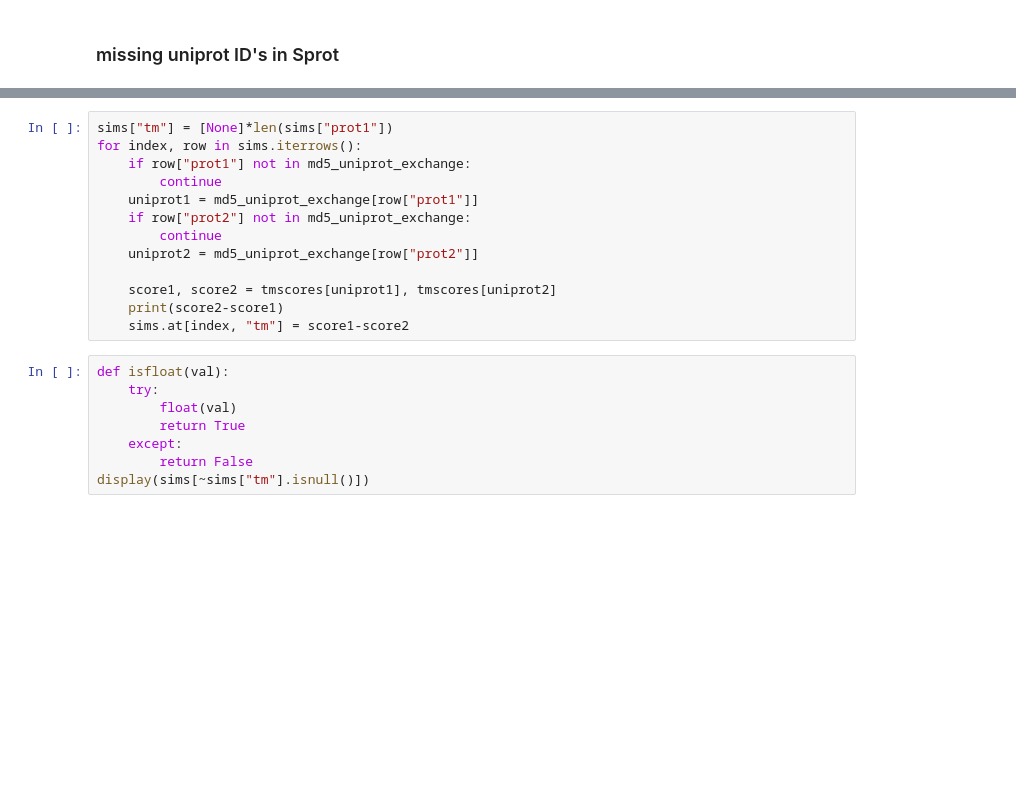
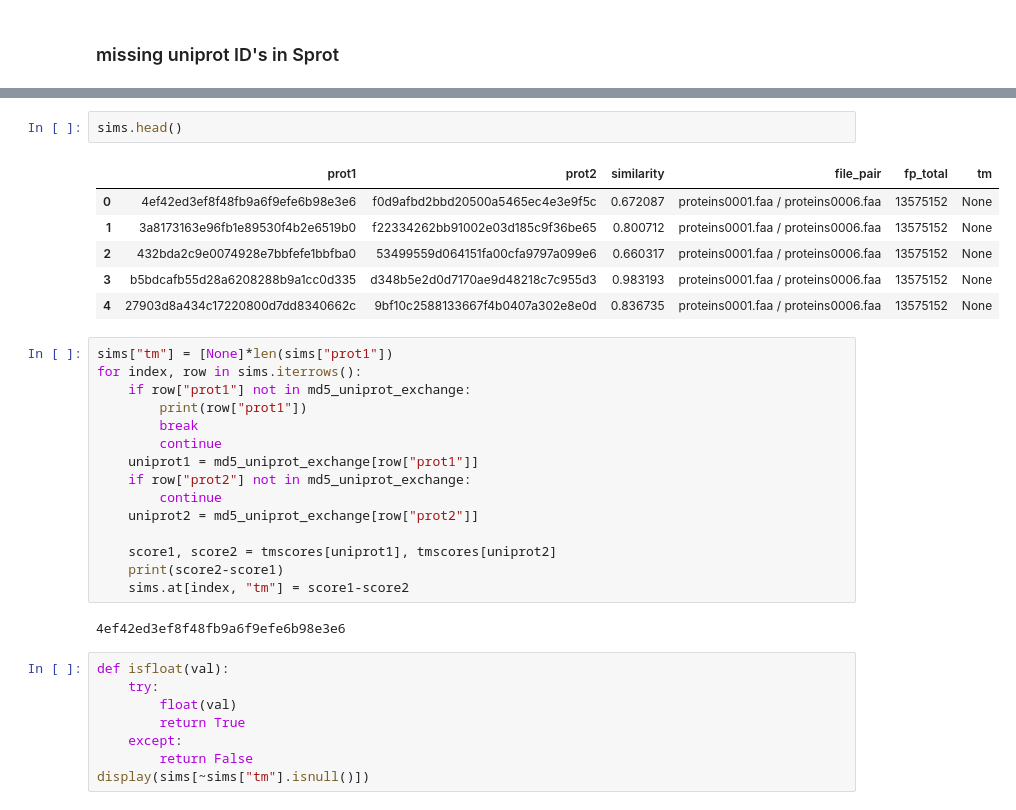
Before and after one commit to freiburgermsu/protein_structure_hackathon, a Jupyter notebook: table_creation.ipynb, the cells around one changed output, grey strips where cells are left out. Saved outputs shown, nothing was run; the diff lists cells and outputs as text; blank space fills up the shorter version.

```diff
--- a/table_creation.ipynb
+++ b/table_creation.ipynb
@@ -223,7 +245,18 @@ missing:         A0A385XJL2
+# %%
+sims.head()
+# %% [output]
+|  | prot1 | prot2 | similarity | file_pair | fp_total | tm |
+| 0 | 4ef42ed3ef8f48fb9a6f9efe6b98e3e6 | f0d9afbd2bbd20500a5465ec4e3e9f5c | 0.672087 | proteins0001.faa / proteins0006.faa | 13575152 | None |
+| 1 | 3a8173163e96fb1e89530f4b2e6519b0 | f22334262bb91002e03d185c9f36be65 | 0.800712 | proteins0001.faa / proteins0006.faa | 13575152 | None |
+| 2 | 432bda2c9e0074928e7bbfefe1bbfba0 | 53499559d064151fa00cfa9797a099e6 | 0.660317 | proteins0001.faa / proteins0006.faa | 13575152 | None |
+| 3 | b5bdcafb55d28a6208288b9a1cc0d335 | d348b5e2d0d7170ae9d48218c7c955d3 | 0.983193 | proteins0001.faa / proteins0006.faa | 13575152 | None |
+| 4 | 27903d8a434c17220800d7dd8340662c | 9bf10c2588133667f4b0407a302e8e0d | 0.836735 | proteins0001.faa / proteins0006.faa | 13575152 | None |
 # %%
 sims["tm"] = [None]*len(sims["prot1"])
 for index, row in sims.iterrows():
     if row["prot1"] not in md5_uniprot_exchange:
+        print(row["prot1"])
+        break
         continue
     uniprot1 = md5_uniprot_exchange[row["prot1"]]
     if row["prot2"] not in md5_uniprot_exchange:
@@ -233,6 +266,8 @@ for index, row in sims.iterrows():
     score1, score2 = tmscores[uniprot1], tmscores[uniprot2]
     print(score2-score1)
     sims.at[index, "tm"] = score1-score2
+# %% [output]
+4ef42ed3ef8f48fb9a6f9efe6b98e3e6
 # %%
 def isfloat(val):
     try:
```
Also changed, not shown: parts of 4 cells of this notebook.
